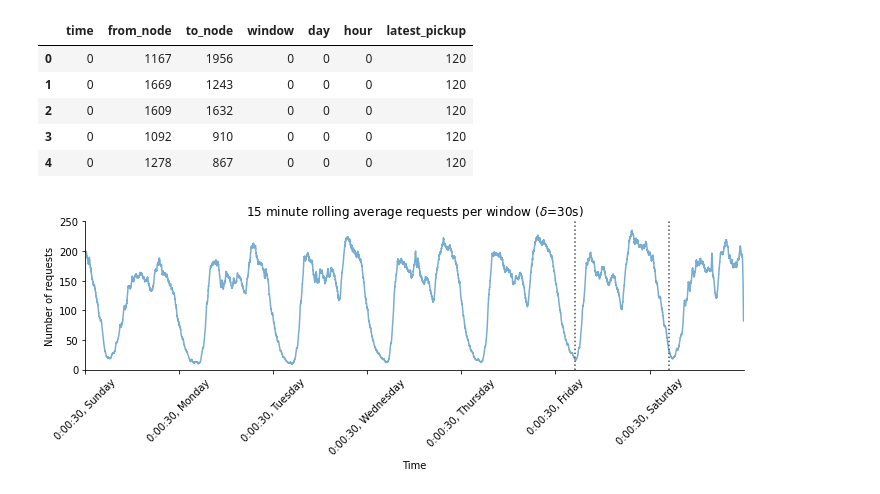
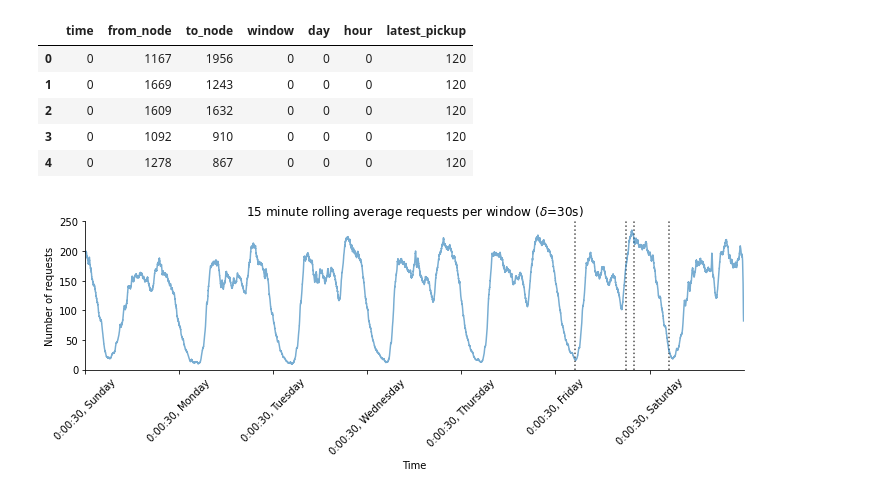
Before and after one commit to MrRobboWilliamson/ride-share, a Jupyter notebook: EDA.ipynb, the cells around one changed output. Cells and saved outputs as stored; diff of their text form; code cells hidden in the pictures.

```diff
--- a/EDA.ipynb
+++ b/EDA.ipynb
@@ -20,33 +20,47 @@ requests.head()
 # %%
 # summarise the requests by hour
 numreqs_by_window = requests.groupby(['window']).agg('count')['time'].rename("num_requests")
 
 # create a readable axis
 # ticks are windows
 xticks = range(0,int(60*60*24*7/30))
 skippage = 1440*2
 times_seconds = [ 30*w+30 for w in xticks[::skippage] ]
 
 # labels should reflect date-times
 xlabels = [f"{format_time((t//3600)%24,t)}, {DAY_NAMES[t//(3600*24)]}" for t in times_seconds]
 
 # count the number of request picked up in each window
 fig,ax = plt.subplots(figsize=[10,4])
 numreqs_by_window.rolling(30).mean().plot(alpha=0.6,ax=ax)
 
 # try to stick a line on Friday morning to Saturday mornging
-offset = 120*5+1
-ax.vlines([5*24*120+offset,6*24*120+offset],ymin=[0,0],ymax=[300,300],ls=":",color='black',alpha=0.7)
+day_offset = 120*5+1
+focus_lower = 120*19+1
+focus_upper = 120*21+1
+v_lines = [5*24*120+day_offset,
+           5*24*120+focus_lower,
+           5*24*120+focus_upper,
+           6*24*120+day_offset]
+ax.vlines(v_lines,
+          ymin=[0,0,0,0],
+          ymax=[300,300,300,300],
+          ls=":",
+          color='black',
+          alpha=0.7)
 
 ax.set_title("15 minute rolling average requests per window ($\delta$=30s)")
 ax.set_ylabel("Number of requests")
 ax.set_xlabel("Time")
+
+# TODO: just write the day name then write the details from-to times for the
+# "period of interest"
 ax.set_xticks(xticks[::skippage])
 ax.set_xticklabels(xlabels,rotation=45)
 ax.set_ylim([0,250])
 ax.set_xlim([0,20160])
 sns.despine()
 fig.tight_layout()
 plt.savefig(r"results/count_allrequests.jpg")
 # %% [output]
-[figure, old version]
+[figure, new version]
```
Also changed, not shown: parts of 8 cells of this notebook, 12 other files.
